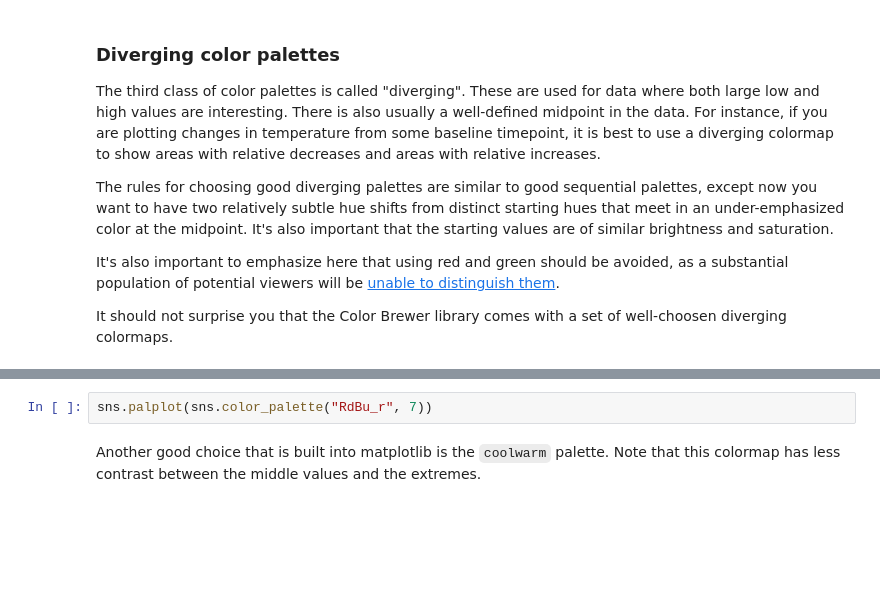
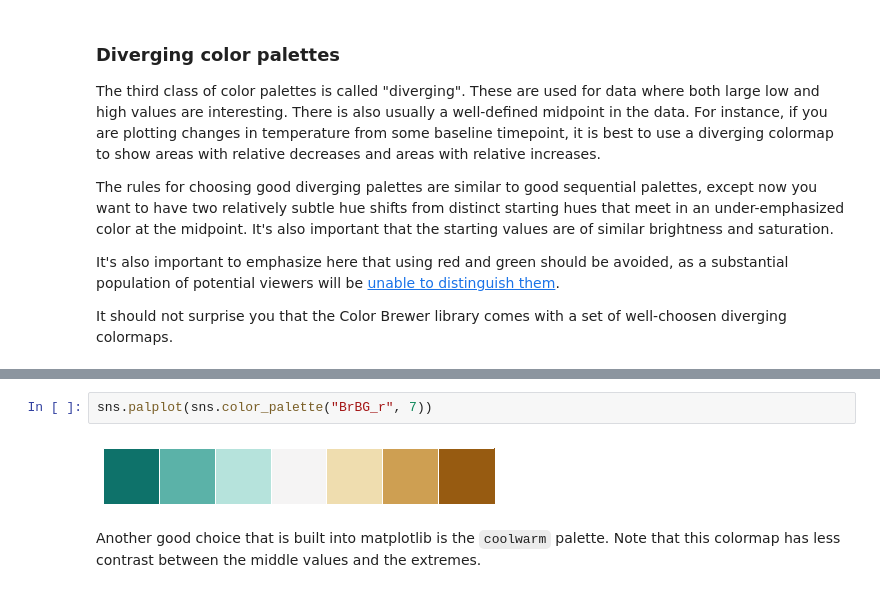
Before and after one commit to agustinaarroyuelo/TAP_2015, a Jupyter notebook: Capitulo_5.2_Seaborn.ipynb, the cells around one changed output, grey strips where cells are left out. Cells and saved outputs as stored; diff of their text form; blank space fills up the shorter version.

```diff
--- a/Capitulo_5.2_Seaborn.ipynb
+++ b/Capitulo_5.2_Seaborn.ipynb
@@ -345,5 +441,7 @@ sns.palplot(sns.color_palette("BrBG", 7))
 # %%
-sns.palplot(sns.color_palette("RdBu_r", 7))
+sns.palplot(sns.color_palette("BrBG_r", 7))
+# %% [output]
+[figure, added]
 # %% [markdown]
 Another good choice that is built into matplotlib is the ``coolwarm`` palette. Note that this colormap has less contrast between the middle values and the extremes.
 # %%
```
Also changed, not shown: parts of 72 cells of this notebook, 1 other file.
